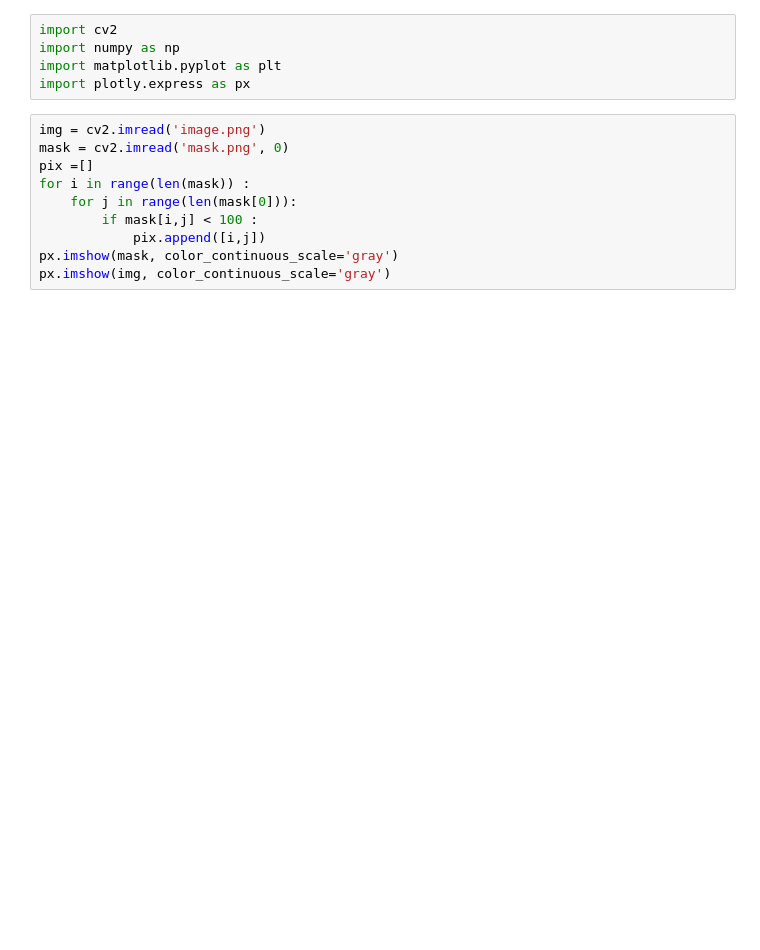
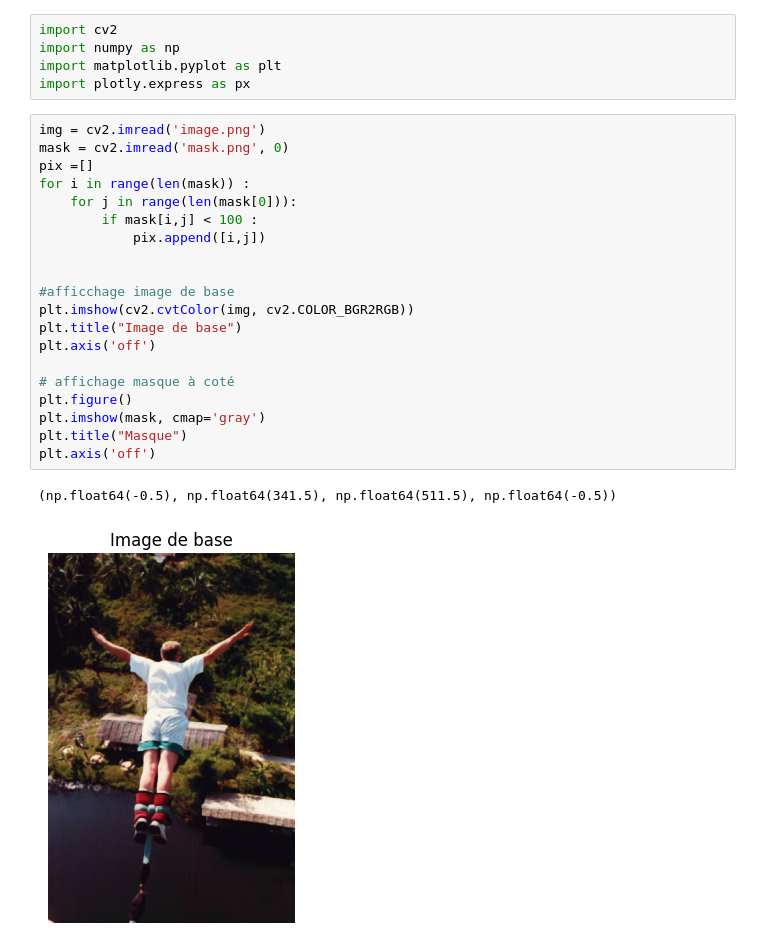
Before and after one commit to jean-dlc/Projet-IMI-Inpainting-CPE-2026, a Jupyter notebook: oliveira.ipynb, the cells around one changed output. Cells and saved outputs as stored; diff of their text form; blank space fills up the shorter version.

Commit message:
affichage

```diff
--- a/oliveira.ipynb
+++ b/oliveira.ipynb
@@ -6,10 +6,23 @@ import plotly.express as px
 # %%
 img = cv2.imread('image.png')
 mask = cv2.imread('mask.png', 0)
 pix =[]
 for i in range(len(mask)) :
     for j in range(len(mask[0])):
         if mask[i,j] < 100 :
             pix.append([i,j])
-px.imshow(mask, color_continuous_scale='gray')
-px.imshow(img, color_continuous_scale='gray')
+
+
+#afficchage image de base
+plt.imshow(cv2.cvtColor(img, cv2.COLOR_BGR2RGB))
+plt.title("Image de base")
+plt.axis('off')
+
+# affichage masque à coté
+plt.figure()
+plt.imshow(mask, cmap='gray')
+plt.title("Masque")
+plt.axis('off')
+# %% [output]
+(np.float64(-0.5), np.float64(341.5), np.float64(511.5), np.float64(-0.5))
+[figure, added]
```
Also changed, not shown: parts of 2 cells of this notebook.
